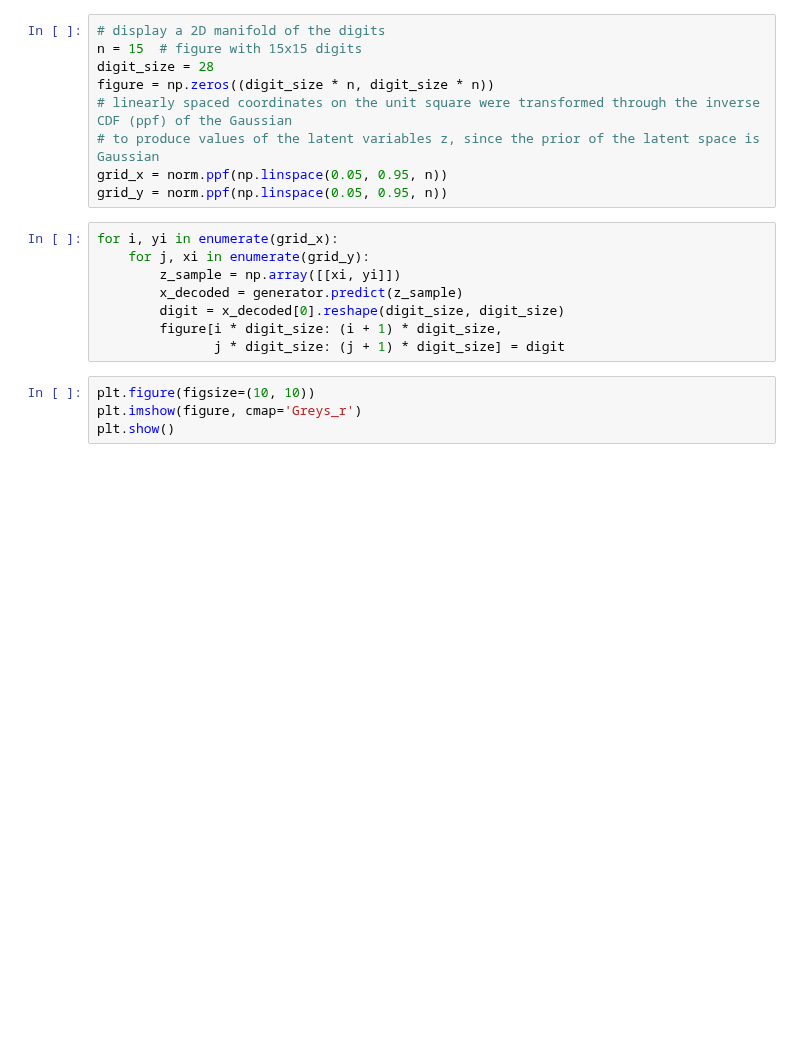
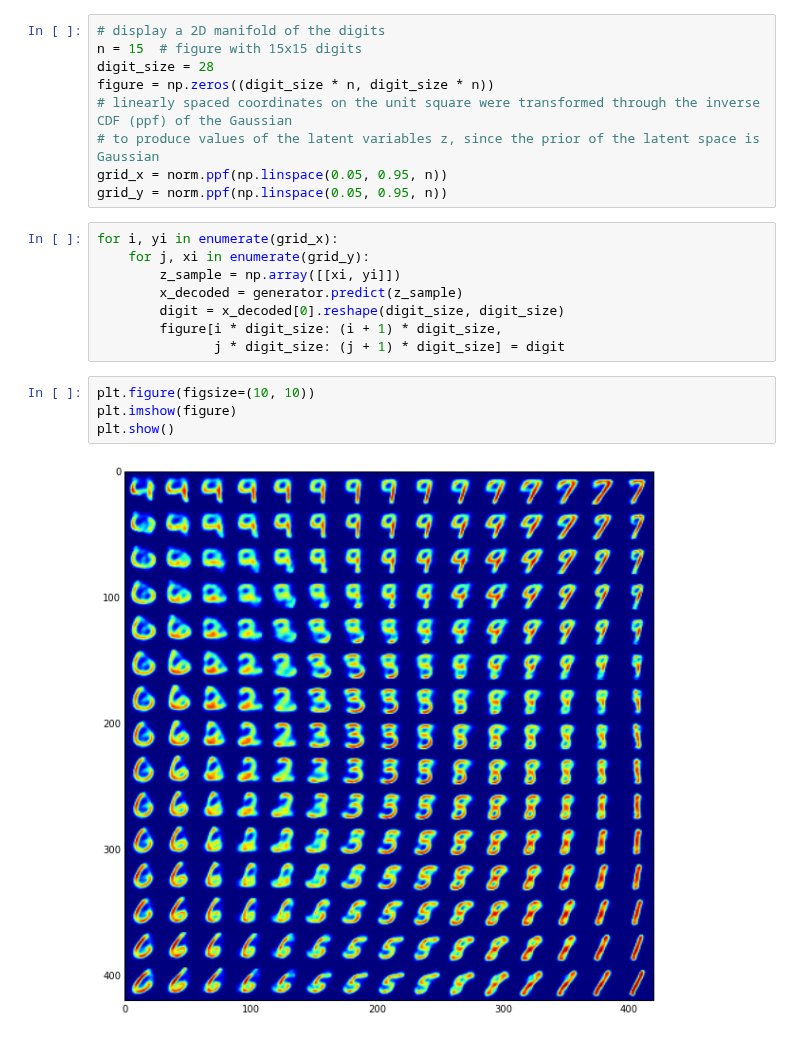
Before and after one commit to AdrianHsu/data-imputation-testing-batch, a Jupyter notebook: src/building-autoencoders-in-keras.ipynb, the cells around one changed output. Drawn from its saved outputs; the diff is of its cells as text; blank space fills up the shorter version.

```diff
--- a/src/building-autoencoders-in-keras.ipynb
+++ b/src/building-autoencoders-in-keras.ipynb
@@ -100,5 +118,7 @@ for i, yi in enumerate(grid_x):
                j * digit_size: (j + 1) * digit_size] = digit
 # %%
 plt.figure(figsize=(10, 10))
-plt.imshow(figure, cmap='Greys_r')
+plt.imshow(figure)
 plt.show()
+# %% [output]
+[figure, added]
```
Also changed, not shown: parts of 4 cells of this notebook, 2 other files.
